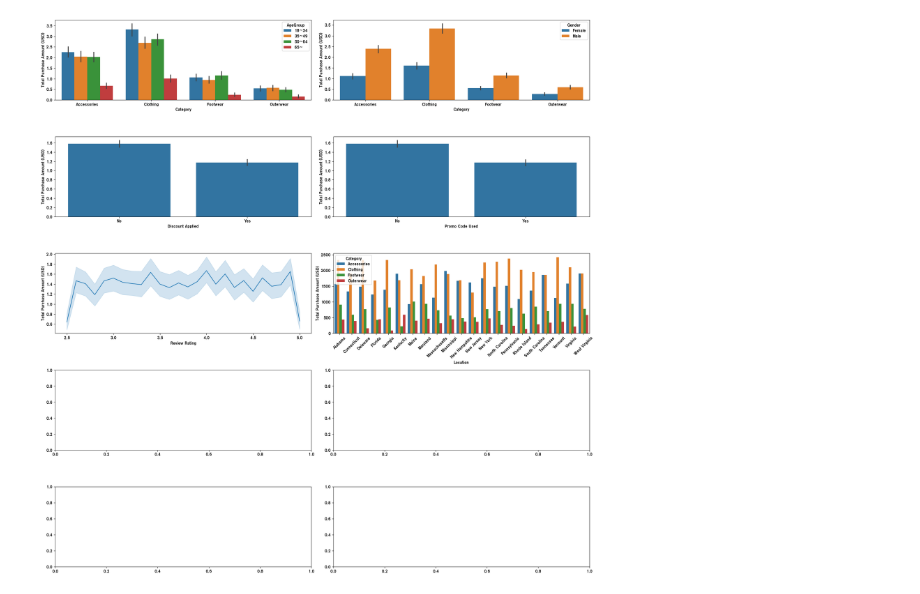
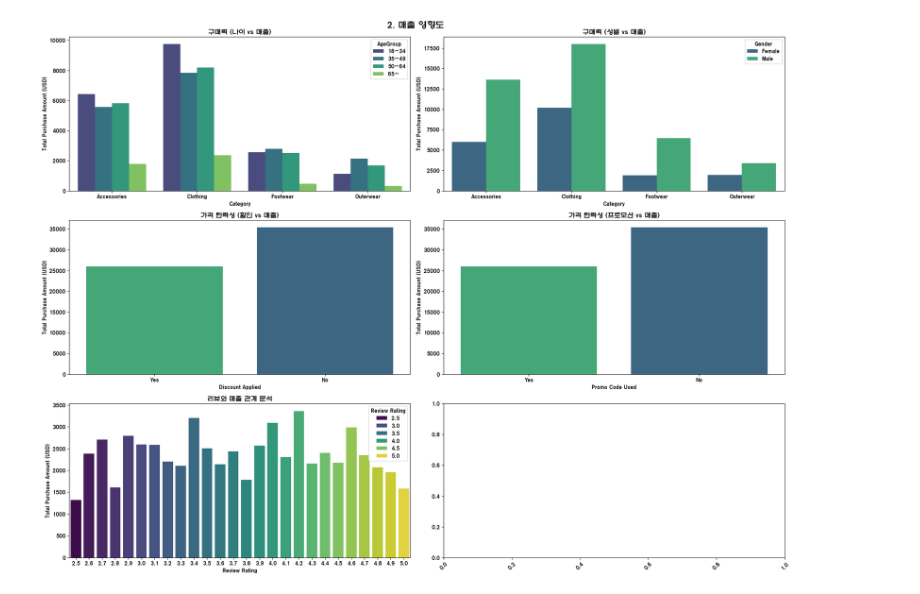
Before and after one commit to jr-2-team/shopping-data-analysis, a Jupyter notebook: LNK.ipynb, the cells around one changed output. Saved outputs shown, nothing was run; the diff lists cells and outputs as text; code cells hidden in the pictures.

```diff
--- a/LNK.ipynb
+++ b/LNK.ipynb
@@ -3,7 +17,7 @@ import pandas as pd
 import matplotlib.pyplot as plt
 import seaborn as sns
 # %%
-shopping_df = pd.read_csv('data/sdu.csv')
-shopping_df.head()
-shopping_df.info()
+shopping_df = pd.read_csv('data/shopping_behavior_updated.csv')
+display(shopping_df.head())
+display(shopping_df.info())
 # %% [output]
@@ -257,20 +157,22 @@ plt.show()
 # %%
-fig, ax = plt.subplots(5, 2, figsize=(20, 20))
+# 2. 구매력과 가격 전략 분석
 
-east_shopping_df = shopping_df[shopping_df['Region']=='동부']
+fig, ax = plt.subplots(3, 2, figsize=(20, 15))
 
-# 1. 매출액 영향
+west_shopping_df = shopping_df[shopping_df['Region']=='서부']
 
 #     구매력 Gender, Age, Category ----------------------
 
-gender_age_total_df = shopping_df.groupby(['Gender', 'AgeGroup', 'Category', 'Discount Applied', 'Promo Code Used', 'Review Rating', 'Location'])['Purchase Amount (USD)'].sum().reset_index()
+gender_age_total_df = west_shopping_df.groupby(['Gender', 'AgeGroup', 'Category', 'Discount Applied', 'Promo Code Used', 'Review Rating', 'Location'])['Purchase Amount (USD)'].sum().reset_index()
 gender_age_total_df.columns = ['Gender', 'AgeGroup', 'Category', 'Discount Applied', 'Promo Code Used', 'Review Rating', 'Location', 'Total Purchase Amount (USD)']
 
 sns.barplot(data=gender_age_total_df,
             x='Category',
             y='Total Purchase Amount (USD)',
             hue='AgeGroup',
-            estimator='mean',
+            estimator='sum',
+            palette='viridis',
+            errorbar=None,
             ax=ax[0, 0]
             )
 
@@ -278,83 +180,64 @@ sns.barplot(data=gender_age_total_df,
             x='Category',
             y='Total Purchase Amount (USD)',
             hue='Gender',
-            estimator='mean',
+            estimator='sum',
+            palette='viridis',
+            errorbar=None,
             ax=ax[0, 1]
             )
 
 #     가격탄력성 Discount Applied, Promo Code Used ----------
 
+orderYN = ['Yes', 'No']
+
 sns.barplot(data=gender_age_total_df,
             x='Discount Applied',
             y='Total Purchase Amount (USD)',
-            estimator='mean',
+            hue='Discount Applied',
+            estimator='sum',
+            palette='viridis',
+            errorbar=None,
+            order=orderYN,
             ax=ax[1, 0]
             )
 
 sns.barplot(data=gender_age_total_df,
             x='Promo Code Used',
             y='Total Purchase Amount (USD)',
-            estimator='mean',
+            hue='Promo Code Used',
+            estimator='sum',
+            palette='viridis',
+            errorbar=None,
+            order=orderYN,
             ax=ax[1, 1]
             )
 
 #     리뷰와 매출 관계 Review Rating, Purchase Amount ----------
 
-sns.lineplot(data=gender_age_total_df,
+sns.barplot(data=gender_age_total_df,
             x='Review Rating',
             y='Total Purchase Amount (USD)',
-            estimator='mean',
+            hue='Review Rating',
+            estimator='sum',
+            palette='viridis',
+            errorbar=None,
             ax=ax[2, 0]
             )
 
-# 2. 지역/계절별
-
-#     지역별 구매 Location, Category ----------
-
-def location_separate(location):
-
-    EAST_STATES = ('Alabama', 'Connecticut', 'Delaware', 'Florida', 'Georgia', 'Kentucky', 'Maine', 'Maryland', 'Massachusetts', 'Mississippi', 'New Hampshire', 'New Jersey', 'New York', 'North Carolina', 'Pennsylvania', 'Rhode Island', 'South Carolina', 'Tennessee', 'Vermont', 'Virginia', 'West Virginia')
-    CENTRAL_STATES = ('Arkansas', 'Illinois', 'Indiana', 'Iowa', 'Kansas', 'Louisiana', 'Michigan', 'Minnesota', 'Missouri', 'Nebraska', 'North Dakota', 'Ohio', 'Oklahoma', 'South Dakota', 'Texas', 'Wisconsin')
-
-    if location in EAST_STATES :
-            return '동부'
-    elif location in CENTRAL_STATES :
-            return '중부'
-    else:
-            return '서부'
-
-    # 동부 (East)	Alabama, Connecticut, Delaware, Florida, Georgia, Kentucky, Maine, Maryland, Massachusetts, Mississippi, New Hampshire, New Jersey, New York, North Carolina, Pennsylvania, Rhode Island, South Carolina, Tennessee, Vermont, Virginia, West Virginia
-    # 중부 (Central)	Arkansas, Illinois, Indiana, Iowa, Kansas, Louisiana, Michigan, Minnesota, Missouri, Nebraska, North Dakota, Ohio, Oklahoma, South Dakota, Texas, Wisconsin
-    # 서부 (West)	Alaska, Arizona, California, Colorado, Hawaii, Idaho, Montana, Nevada, New Mexico, Oregon, Utah, Washington, Wyoming
-
-shopping_df['Region'] = shopping_df['Location'].apply(location_separate)
-
-east_df = shopping_df[shopping_df['Region']=='동부'].copy()
-
-east_total_df = east_df.groupby(['Location', 'Category'])['Purchase Amount (USD)'].sum().reset_index()
-east_total_df.columns = ['Location', 'Category', 'Total Purchase Amount (USD)']
-
-sns.barplot(data=east_total_df,
-            x='Location',
-            y='Total Purchase Amount (USD)',
-            hue='Category',
-            estimator='mean',
-            ax=ax[2, 1]
-            )
-
-#     계절상품 선호도 Season, Item Purchased, Color
-
-
-# 3. 고객 충성도 및 재구매 분석
-#     구독영향 Subscription Status, Frequency of Purchases
-#     충성도높은고객 Previous Purchase, Frequency of Purchases
-# 4. 물류 및 결제 효율 분석
-#     배송 선호도 Shipping Type
-#     결제 수단 선호도 Payment Method
 
 ax[2, 1].tick_params(axis='x', rotation=45)
 
+plt.suptitle("2. 구매력과 가격 전략 분석", fontsize=16, fontweight='bold')
+
+# 2. 구매력과 가격 전략 분석
+ax[0, 0].set_title('구매력 (나이 vs 매출)')
+ax[0, 1].set_title('구매력 (성별 vs 매출)')
+ax[1, 0].set_title('가격 탄력성 (할인 vs 매출)')
+ax[1, 1].set_title('가격 탄력성 (프로모션 vs 매출)')
+ax[2, 0].set_title('리뷰와 매출 관계 분석')
+
 plt.tight_layout()
+
 plt.show()
 # %% [output]
-[figure, old version]
+[figure, new version]
```
Also changed, not shown: parts of 27 cells of this notebook.
